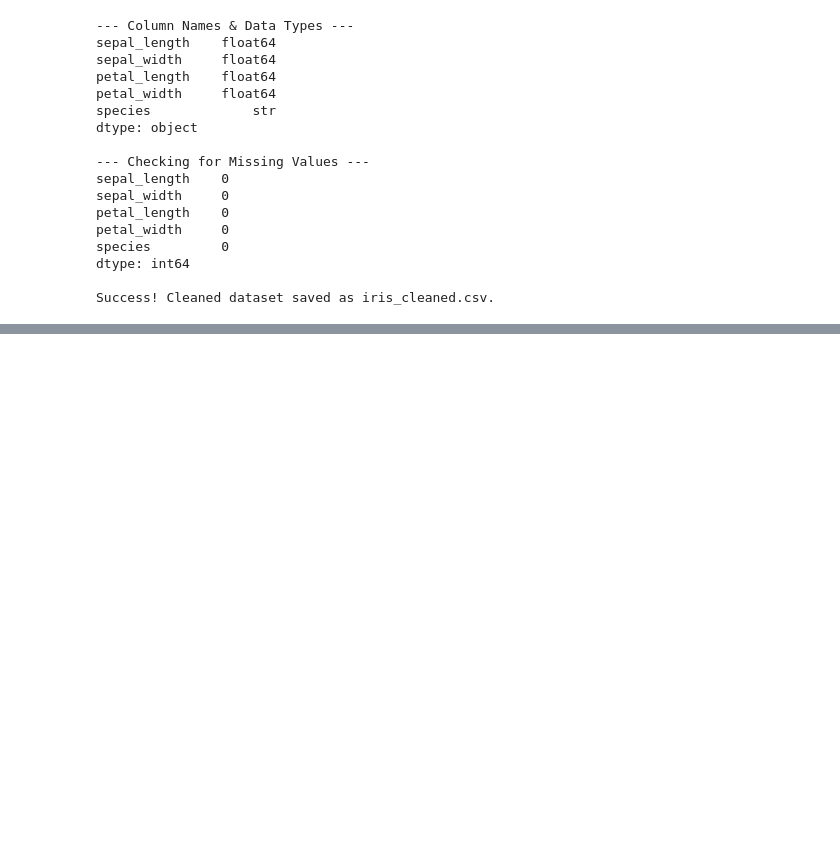
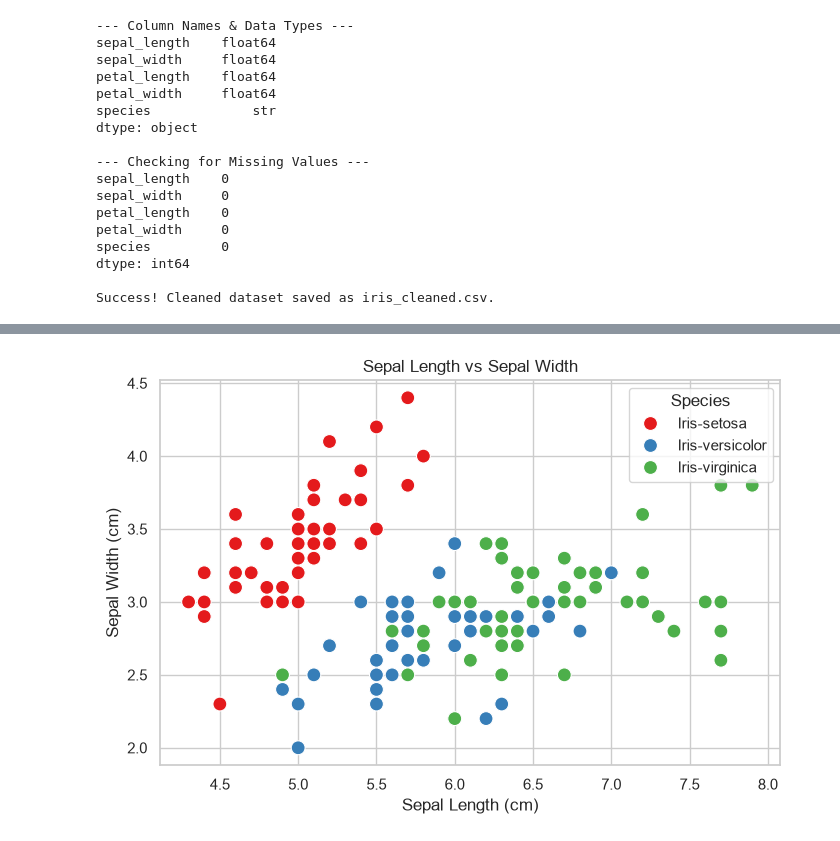
Before and after one commit to HKaurp27/iris-analysis-groupA, a Jupyter notebook: PythonFiles/Main_Iris_project.ipynb, the cells around one changed output, grey strips where cells are left out. Drawn from its saved outputs; the diff is of its cells as text; code cells hidden in the pictures; blank space fills up the shorter version.

```diff
--- a/PythonFiles/Main_Iris_project.ipynb
+++ b/PythonFiles/Main_Iris_project.ipynb
@@ -175,0 +323,11 @@ Success! Cleaned dataset saved as iris_cleaned.csv.
+# %%
+# 4. Scatter Plot (Sepal Length vs Sepal Width)
+plt.figure(figsize=(8, 5))
+sns.scatterplot(data=df, x='sepal_length', y='sepal_width', hue='species', palette='Set1', s=100)
+plt.title('Sepal Length vs Sepal Width')
+plt.xlabel('Sepal Length (cm)')
+plt.ylabel('Sepal Width (cm)')
+plt.legend(title='Species')
+plt.show()
+# %% [output]
+[figure, added]
```
Also changed, not shown: parts of 14 cells of this notebook.
